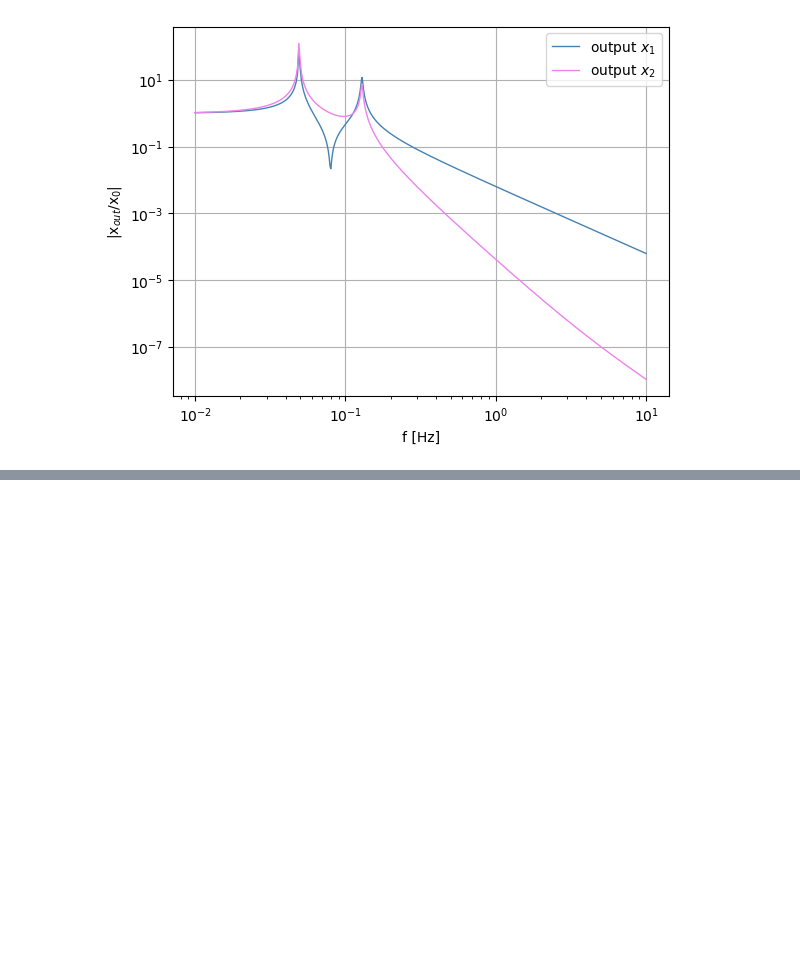
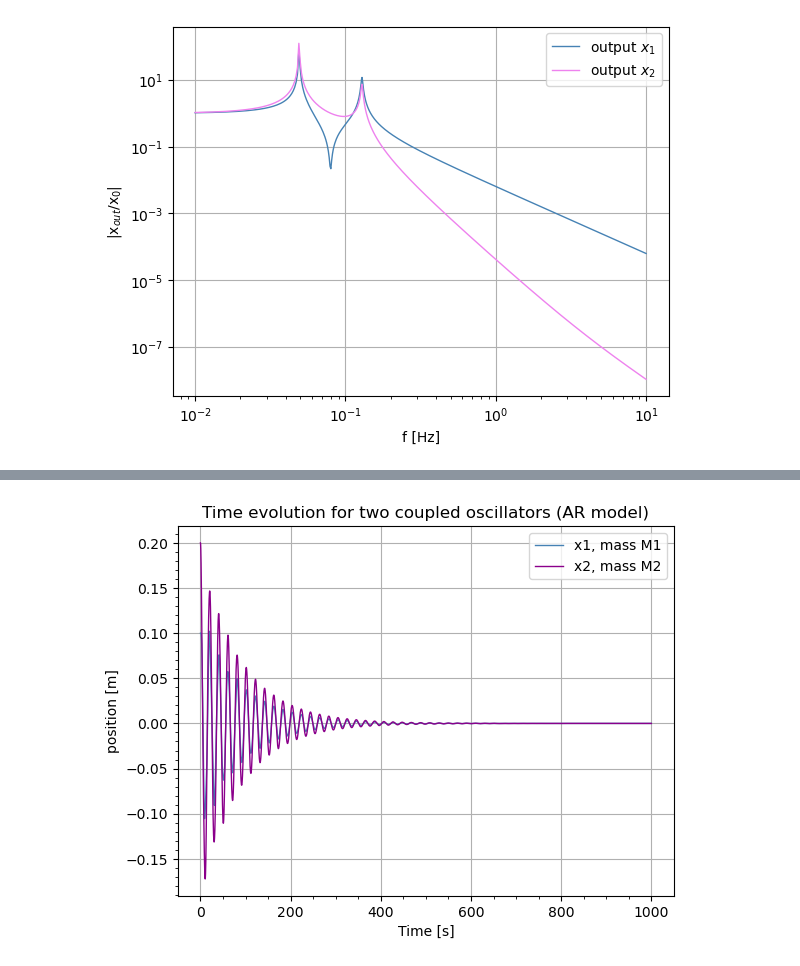
Before and after one commit to Sara-a-r/SAcharacterization, a Jupyter notebook: code/SRmodel/2Mcontrol.ipynb, the cells around one changed output, grey strips where cells are left out. Drawn from its saved outputs; the diff is of its cells as text; code cells hidden in the pictures; blank space fills up the shorter version.

```diff
--- a/code/SRmodel/2Mcontrol.ipynb
+++ b/code/SRmodel/2Mcontrol.ipynb
@@ -342,0 +327,89 @@ ValueError: Input must be a rank-1 array.
+# %%
+#--------------------------AR model------------------------#
+def FSF_AR_model(y, A, B, K, N, r):
+    return (A - np.outer(B, K)) @ y + B * N * r   #nd array of y at instant n+1
+
+#--------------------------Right Hand Side------------------------#
+def matrix(gamma, M1, M2, K1, K2, dt):
+
+    #defne the rows of the matrix A
+    A_row1 = [1-(dt*gamma/M1), dt*gamma/M1, -dt*(K1+K2)/M1, dt*K2/M1]
+    A_row2 = [dt*gamma/M2, 1-(dt*gamma/M2), dt*K2/M2, -dt*K2/M2]
+    A_row3 = [dt, 0, 1, 0]
+    A_row4 = [0, dt, 0, 1]
+
+    #define A and B
+    A = np.array([A_row1, A_row2, A_row3, A_row4])
+    B = np.array((dt/M1,0, 0, 0))
+    return A, B
+
+#--------------------------Temporal evolution----------------------#
+def evolution(evol_method, Nt_step, dt, physical_params, K, control_params):
+    #-----------------Initialize the problem-------------------#
+    tmax = dt * Nt_step                #total time of simulation
+    tt = np.arange(0, tmax, dt)        #temporal grid
+    y0 = np.array((0, 0, 0.1, 0.2))        #initial condition
+    y_t = np.copy(y0)                  #create a copy to evolve it in time
+    #----------------------------------------------------------#
+
+    #----------------------Time evolution----------------------#
+    v1 = []      #initialize list of v1 value
+    v2 = []      # initialize list of v2 value
+    x1 = []      #initialize list of x1 value
+    x2 = []      # initialize list of x2 value
+
+    #compute the matrices of the system
+    A, B = matrix(*physical_params)
+
+    #temporal evolution when the ext force is applied
+    for t in tt:
+        y_t = evol_method(y_t, A, B, K, *control_params)   #step n+1
+        v1.append(y_t[0])
+        v2.append(y_t[1])
+        x1.append(y_t[2])
+        x2.append(y_t[3])
+
+    return tt, np.array(v1), np.array(v2), np.array(x1), np.array(x2)
+
+
+if __name__ == '__main__':
+    # create an array of frequencies
+    f = np.linspace(1e-2,1e1,10000)
+    w = 2*np.pi*f
+
+    #Parameters of the simulation
+    Nt_step = 1e6     #temporal steps
+    dt = 1e-3         #temporal step size
+
+    #Parameters of the system
+    gamma = 0.2     #viscous friction coeff [kg/m*s]
+    M1 = 20        #filter mass [Kg]
+    M2 = 20
+    K1 = 5        #spring constant [N/m]
+    K2 = 5
+
+    # control parameters
+    r = 0  # theta ref
+    N = 112  # factor for scaling the input
+
+    #Simulation
+    physical_params = [gamma, M1, M2, K1, K2, dt]
+    simulation_params = [FSF_AR_model, Nt_step, dt]
+    control_params = [N, r]
+    tt, v1, v2, x1, x2 = evolution(*simulation_params, physical_params, K, control_params)
+
+    # --------------------------Plot results----------------------#
+    #fig = plt.figure(figsize=(12,10))
+    plt.title('Time evolution for two coupled oscillators (AR model)')
+    plt.xlabel('Time [s]')
+    plt.ylabel('position [m]')
+    plt.grid(True)
+    plt.minorticks_on()
+
+    plt.plot(tt, x1, linestyle='-', linewidth=1, marker='', color='steelblue', label='x1, mass M1')
+    plt.plot(tt, x2, linestyle='-', linewidth=1, marker='', color='darkmagenta', label='x2, mass M2')
+    plt.legend()
+
+    #plt.savefig('2M_FSF_timeEvol')
+# %% [output]
+[figure, added]
```
Also changed, not shown: parts of 7 cells of this notebook, 6 other files.
